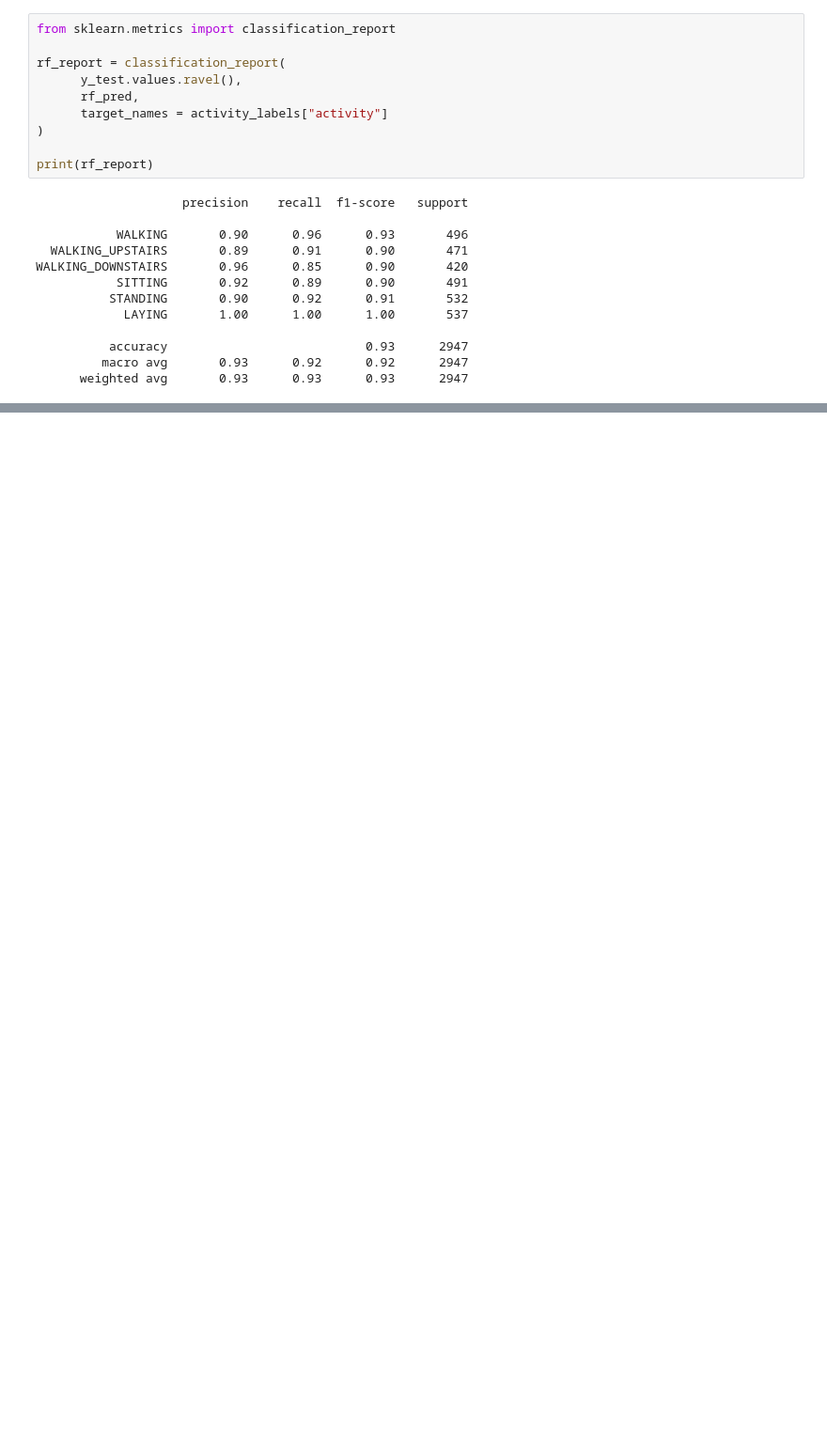
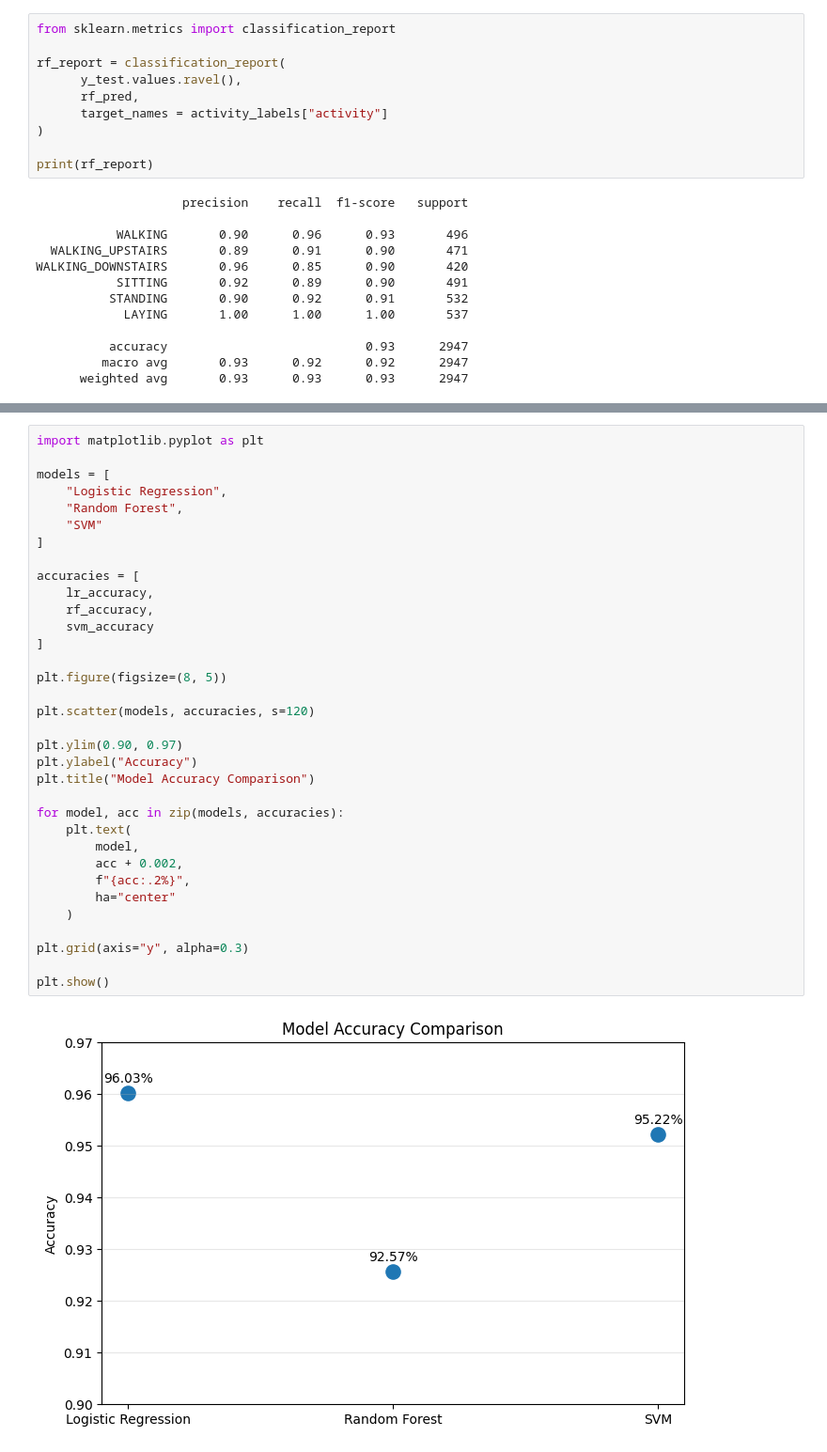
Before and after one commit to hir0ki-eng/HAR-Portfolio, a Jupyter notebook: HAR_LogisticRegression.ipynb, the cells around one changed output, grey strips where cells are left out. Shown at 94% size. Drawn from its saved outputs; the diff is of its cells as text; blank space fills up the shorter version.

```diff
--- a/HAR_LogisticRegression.ipynb
+++ b/HAR_LogisticRegression.ipynb
@@ -296,0 +363,36 @@ WALKING_DOWNSTAIRS       0.96      0.85      0.90       420
+# %%
+import matplotlib.pyplot as plt
+
+models = [
+    "Logistic Regression",
+    "Random Forest",
+    "SVM"
+]
+
+accuracies = [
+    lr_accuracy,
+    rf_accuracy,
+    svm_accuracy
+]
+
+plt.figure(figsize=(8, 5))
+
+plt.scatter(models, accuracies, s=120)
+
+plt.ylim(0.90, 0.97)
+plt.ylabel("Accuracy")
+plt.title("Model Accuracy Comparison")
+
+for model, acc in zip(models, accuracies):
+    plt.text(
+        model,
+        acc + 0.002,
+        f"{acc:.2%}",
+        ha="center"
+    )
+
+plt.grid(axis="y", alpha=0.3)
+
+plt.show()
+# %% [output]
+[figure, added]
```
Also changed, not shown: parts of 7 cells of this notebook.
